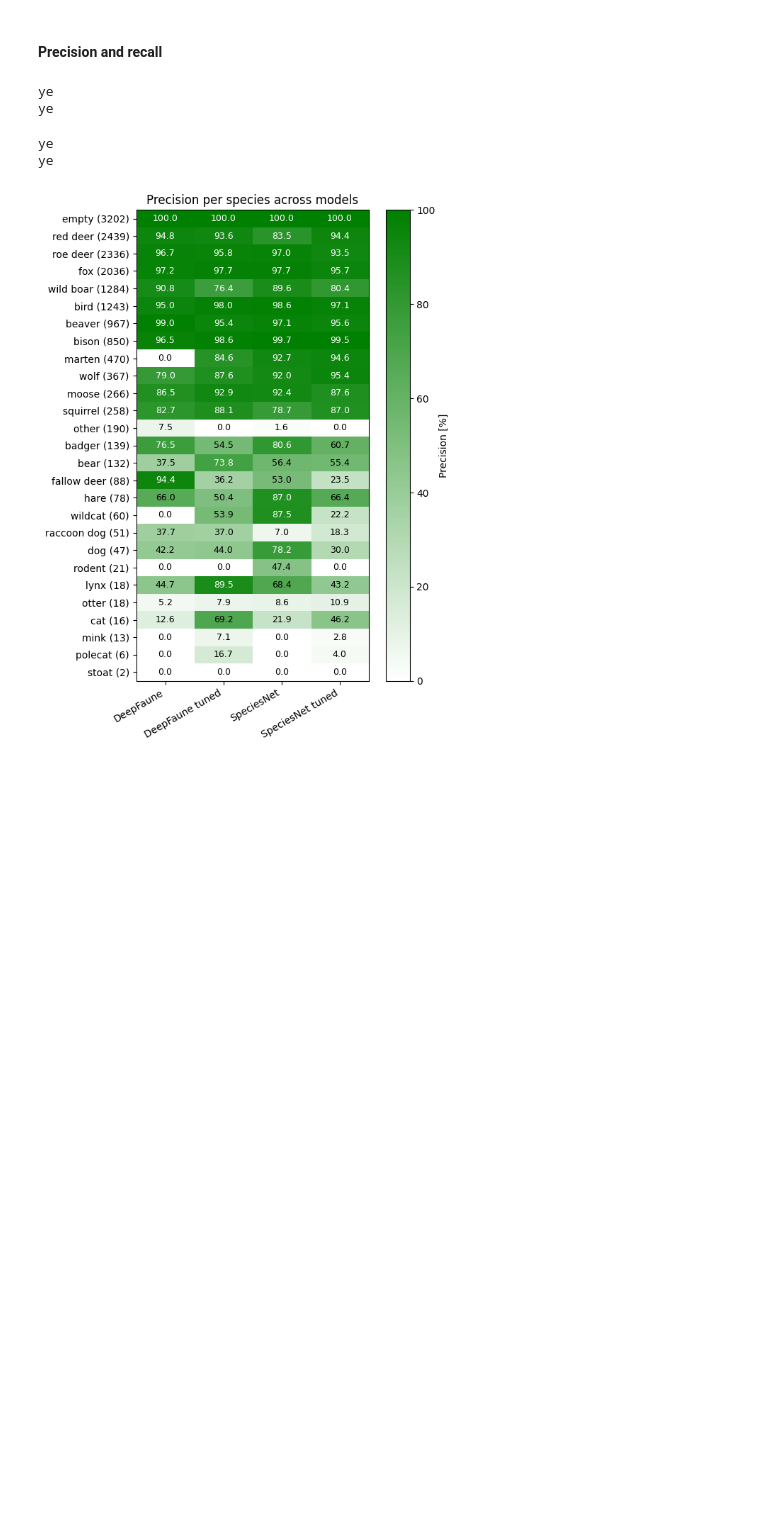
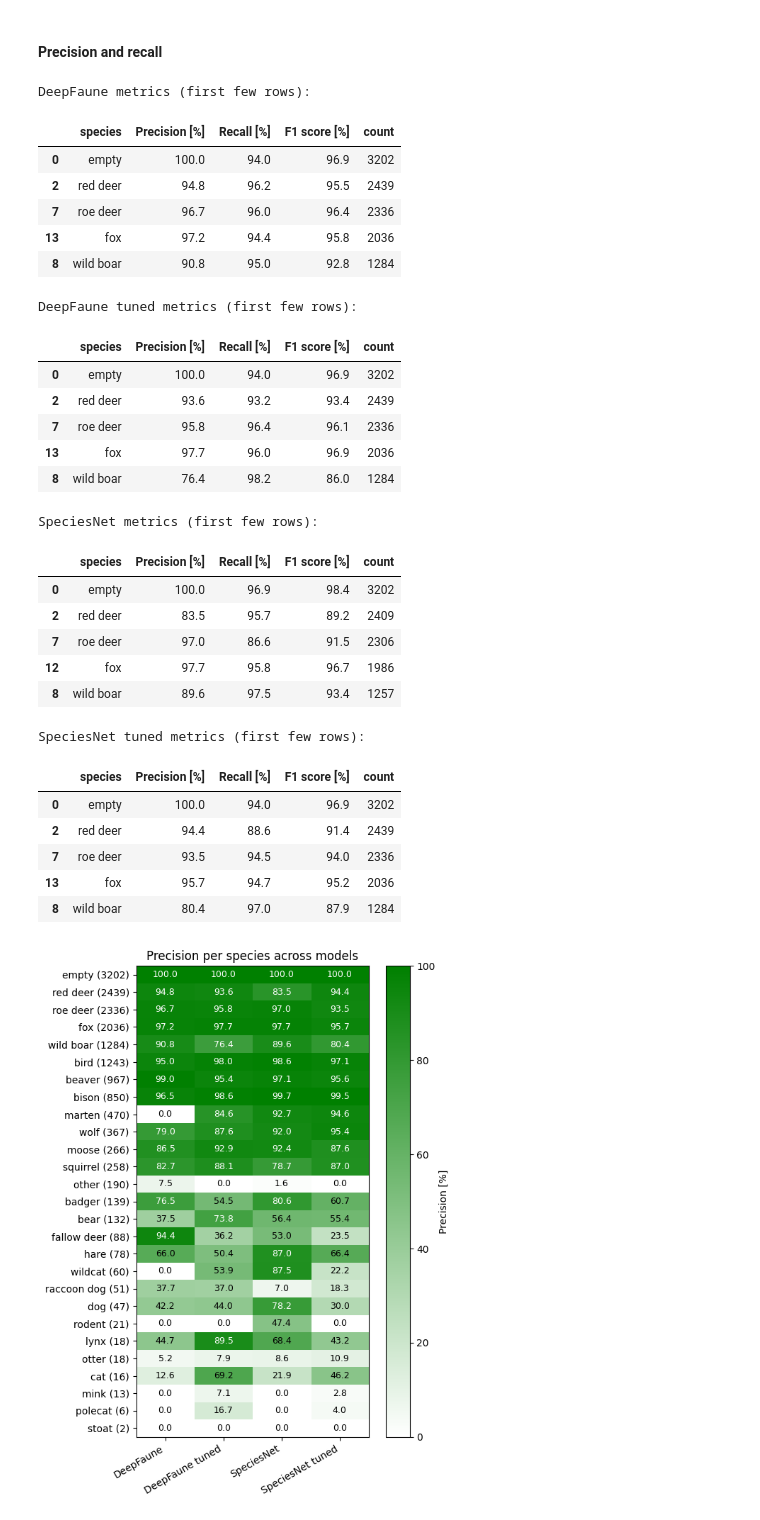
Before and after one commit to PLKplkPLK/mgr, a Jupyter notebook: 4_statistics_plots.ipynb, the cells around one changed output. Saved outputs shown, nothing was run; the diff lists cells and outputs as text; code cells hidden in the pictures; blank space fills up the shorter version.

```diff
--- a/4_statistics_plots.ipynb
+++ b/4_statistics_plots.ipynb
@@ -170,44 +170,74 @@ def precision_recall(df: pd.DataFrame):
 # Collect precision and recall data
 precisions = []
 recalls = []
+f1_scores = []
 
-for df, unify_results in zip(dfs, unify_functions):
-    print('ye')
+for df, unify_results, name in zip(dfs, unify_functions, ['DeepFaune', 'DeepFaune tuned', 'SpeciesNet', 'SpeciesNet tuned']):
     results = df
     if results.iloc[0,0].split('/')[1] != '..':
         results.image = '../' + results.image
     if unify_results is not None:
         results = unify_results(results)
     merged = results.merge(og, left_on='image', right_on='image_path')
     if merged.empty:
         raise ValueError('DF empty')
 
-    # non empty
     merged['model_correct'] = merged.detected_animal == merged.species
     merged_no_empty = merged[~((merged.detected_animal == 'empty') & (merged.species != 'empty'))]
 
-    from sklearn.metrics import precision_score, recall_score
+    from sklearn.metrics import precision_score, recall_score, f1_score
 
     y_true = merged_no_empty['species']
     y_pred = merged_no_empty['detected_animal']
 
     precision = precision_score(y_true, y_pred, average=None, labels=y_true.unique())
     recall = recall_score(y_true, y_pred, average=None, labels=y_true.unique())
+    f1 = f1_score(y_true, y_pred, average=None, labels=y_true.unique())
 
     metrics_per_species = pd.DataFrame({
         'species': y_true.unique(),
         'Precision [%]': (precision * 100).round(1),
         'Recall [%]': (recall * 100).round(1),
+        'F1 score [%]': (f1 * 100).round(1),
         'count': y_true.value_counts().loc[y_true.unique()].values
     }).sort_values('count', ascending=False)
 
+    # debug output
+    print(f"{name} metrics (first few rows):")
+    display(metrics_per_species.head())
+
     precisions.append(metrics_per_species.set_index('species')['Precision [%]'])
     recalls.append(metrics_per_species.set_index('species')['Recall [%]'])
+    f1_scores.append(metrics_per_species.set_index('species')['F1 score [%]'])
 # %% [output]
-ye
-ye
+DeepFaune metrics (first few rows):
+|  | species | Precision [%] | Recall [%] | F1 score [%] | count |
+| 0 | empty | 100.0 | 94.0 | 96.9 | 3202 |
+| 2 | red deer | 94.8 | 96.2 | 95.5 | 2439 |
+| 7 | roe deer | 96.7 | 96.0 | 96.4 | 2336 |
+| 13 | fox | 97.2 | 94.4 | 95.8 | 2036 |
+| 8 | wild boar | 90.8 | 95.0 | 92.8 | 1284 |
-ye
-ye
+DeepFaune tuned metrics (first few rows):
+|  | species | Precision [%] | Recall [%] | F1 score [%] | count |
+| 0 | empty | 100.0 | 94.0 | 96.9 | 3202 |
+| 2 | red deer | 93.6 | 93.2 | 93.4 | 2439 |
+| 7 | roe deer | 95.8 | 96.4 | 96.1 | 2336 |
+| 13 | fox | 97.7 | 96.0 | 96.9 | 2036 |
+| 8 | wild boar | 76.4 | 98.2 | 86.0 | 1284 |
+SpeciesNet metrics (first few rows):
+|  | species | Precision [%] | Recall [%] | F1 score [%] | count |
+| 0 | empty | 100.0 | 96.9 | 98.4 | 3202 |
+| 2 | red deer | 83.5 | 95.7 | 89.2 | 2409 |
+| 7 | roe deer | 97.0 | 86.6 | 91.5 | 2306 |
+| 12 | fox | 97.7 | 95.8 | 96.7 | 1986 |
+| 8 | wild boar | 89.6 | 97.5 | 93.4 | 1257 |
+SpeciesNet tuned metrics (first few rows):
+|  | species | Precision [%] | Recall [%] | F1 score [%] | count |
+| 0 | empty | 100.0 | 94.0 | 96.9 | 3202 |
+| 2 | red deer | 94.4 | 88.6 | 91.4 | 2439 |
+| 7 | roe deer | 93.5 | 94.5 | 94.0 | 2336 |
+| 13 | fox | 95.7 | 94.7 | 95.2 | 2036 |
+| 8 | wild boar | 80.4 | 97.0 | 87.9 | 1284 |
 # %%
 # Plot Precision per species across models
 matrix_p = np.zeros((len(animals), len(dfs)))
```
Also changed, not shown: parts of 6 cells of this notebook, 1 other file.
